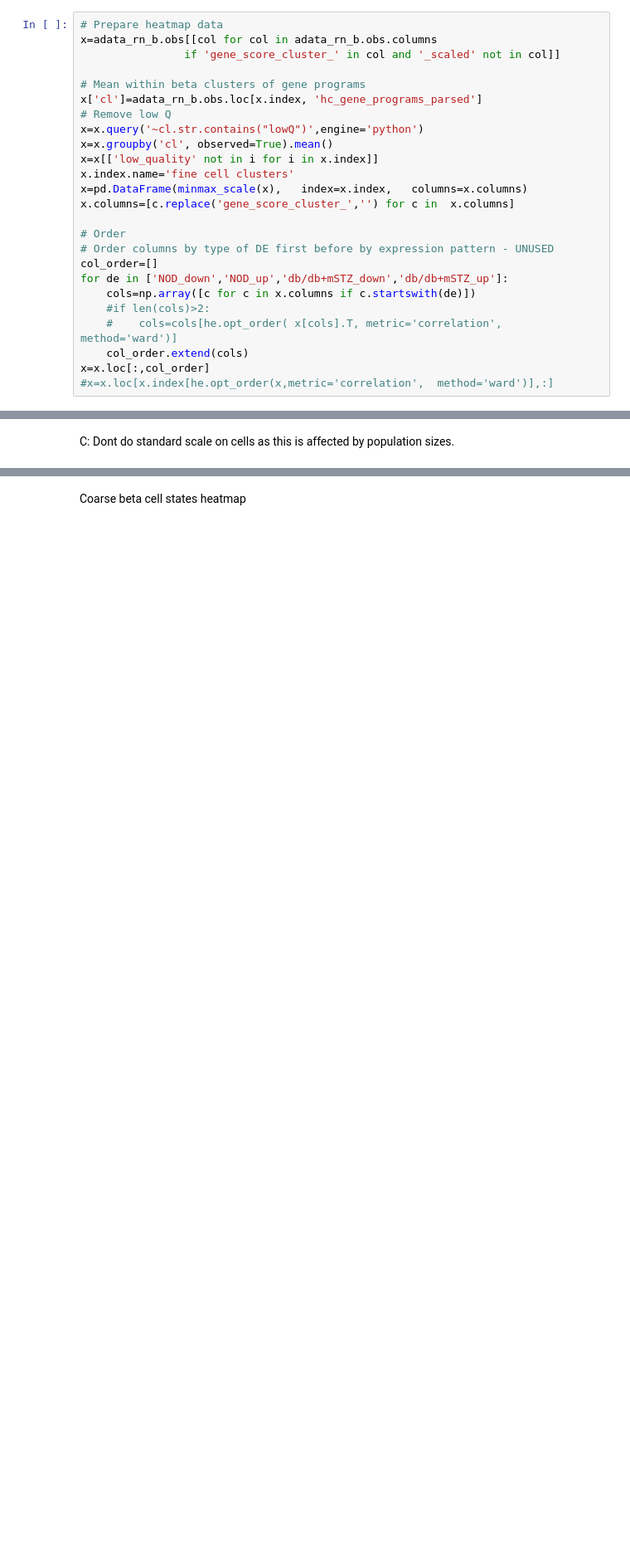
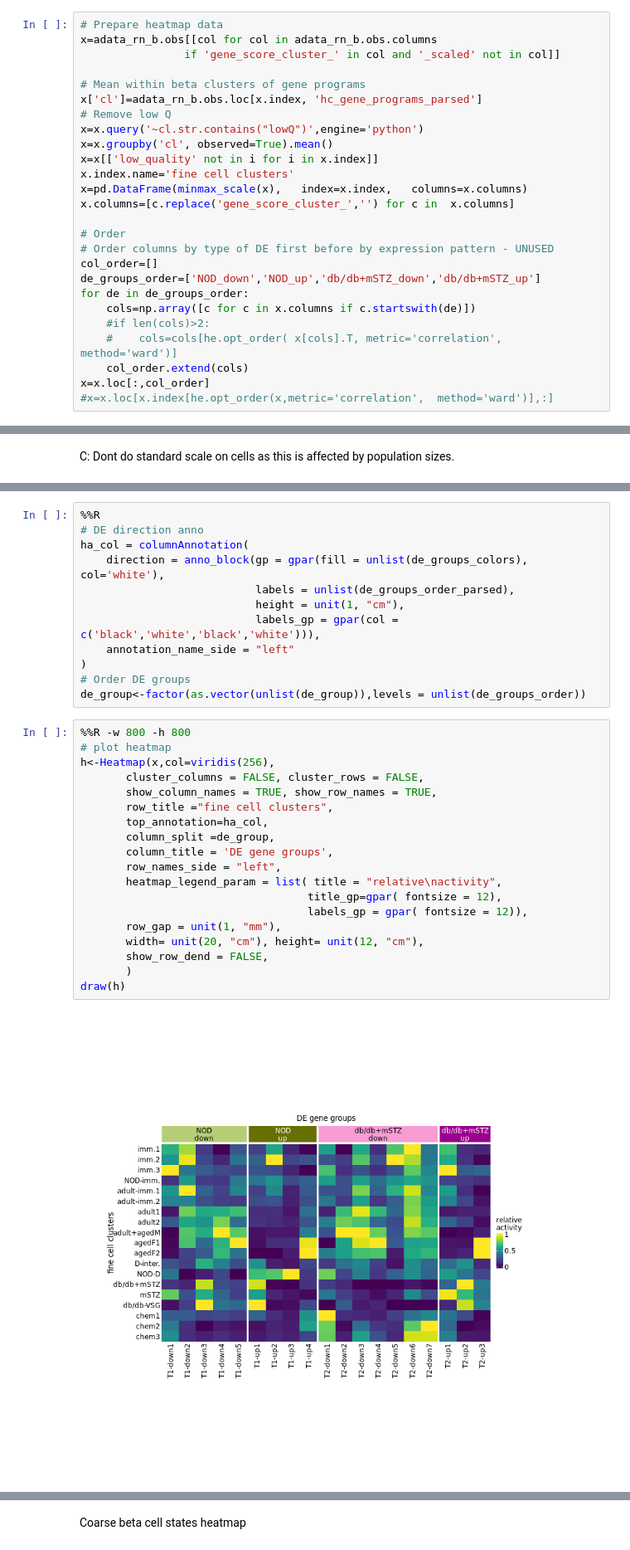
Before and after one commit to theislab/mouse_cross-condition_pancreatic_islet_atlas, a Jupyter notebook: reproducibility/code/data_exploration/atlas/beta/21-4_DE_T1D_T2D_activity_betaStates.ipynb, the cells around one changed output, grey strips where cells are left out. Shown at 83% size. Saved outputs shown, nothing was run; the diff lists cells and outputs as text; blank space fills up the shorter version.

```diff
--- a/reproducibility/code/data_exploration/atlas/beta/21-4_DE_T1D_T2D_activity_betaStates.ipynb
+++ b/reproducibility/code/data_exploration/atlas/beta/21-4_DE_T1D_T2D_activity_betaStates.ipynb
@@ -96,7 +106,8 @@ x.columns=[c.replace('gene_score_cluster_','') for c in  x.columns]
 # Order
 # Order columns by type of DE first before by expression pattern - UNUSED
 col_order=[]
-for de in ['NOD_down','NOD_up','db/db+mSTZ_down','db/db+mSTZ_up']:
+de_groups_order=['NOD_down','NOD_up','db/db+mSTZ_down','db/db+mSTZ_up']
+for de in de_groups_order:
     cols=np.array([c for c in x.columns if c.startswith(de)])
     #if len(cols)>2:
     #    cols=cols[he.opt_order( x[cols].T, metric='correlation',  method='ward')]
@@ -136,0 +167,33 @@ C: Dont do standard scale on cells as this is affected by population sizes.
+# %%
+%%R
+# DE direction anno
+ha_col = columnAnnotation(
+    direction = anno_block(gp = gpar(fill = unlist(de_groups_colors), col='white'),
+                           labels = unlist(de_groups_order_parsed),
+                           height = unit(1, "cm"),
+                           labels_gp = gpar(col = c('black','white','black','white'))),
+    annotation_name_side = "left"
+)
+# Order DE groups
+de_group<-factor(as.vector(unlist(de_group)),levels = unlist(de_groups_order))
+# %%
+%%R -w 800 -h 800
+# plot heatmap
+h<-Heatmap(x,col=viridis(256),
+       cluster_columns = FALSE, cluster_rows = FALSE,
+       show_column_names = TRUE, show_row_names = TRUE,
+       row_title ="fine cell clusters",
+       top_annotation=ha_col,
+       column_split =de_group,
+       column_title = 'DE gene groups',
+       row_names_side = "left",
+       heatmap_legend_param = list( title = "relative\nactivity",
+                                   title_gp=gpar( fontsize = 12),
+                                   labels_gp = gpar( fontsize = 12)),
+       row_gap = unit(1, "mm"),
+       width= unit(20, "cm"), height= unit(12, "cm"),
+       show_row_dend = FALSE,
+       )
+draw(h)
+# %% [output]
+[figure, added]
```
Also changed, not shown: parts of 8 cells of this notebook, 21 other files.
